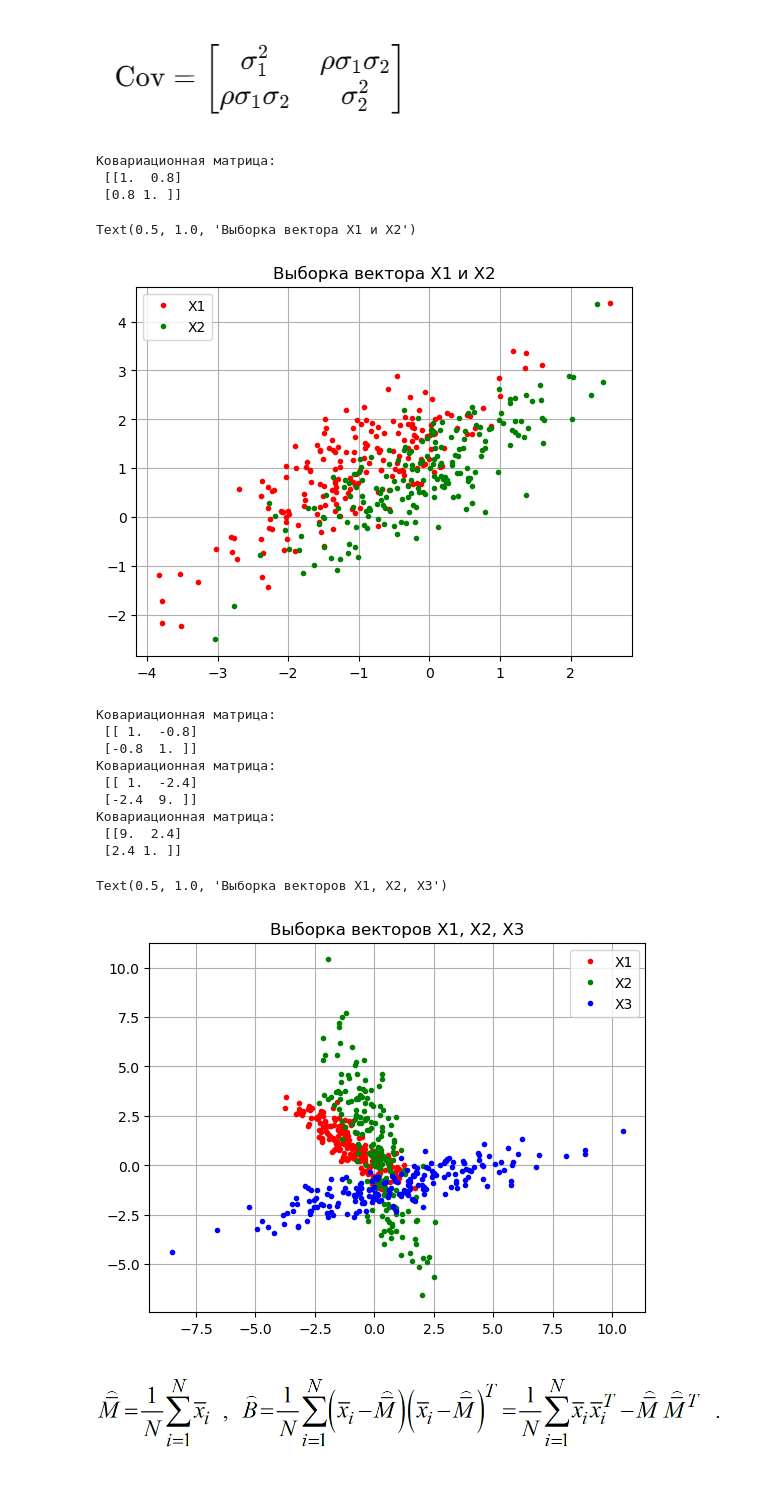
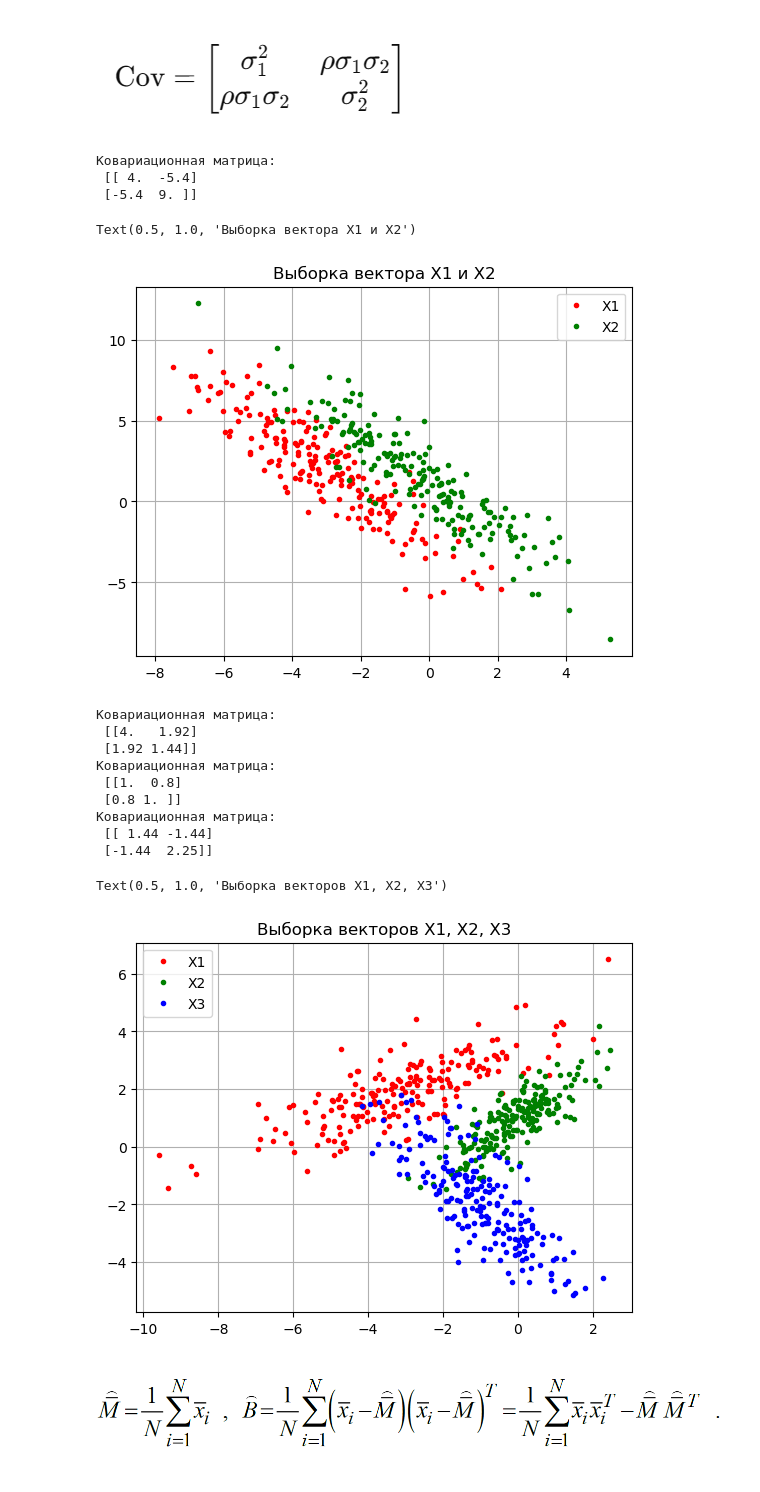
Before and after one commit to ZamotohinaMaria/MOiRO_LABS, a Jupyter notebook: laba1_1.ipynb, the cells around one changed output. Cells and saved outputs as stored; diff of their text form; code cells hidden in the pictures.

```diff
--- a/1/laba1.ipynb
+++ b/laba1_1.ipynb
@@ -50,14 +50,27 @@ def CalculateCovarianceMatrix(sigma1, sigma2, rho):
                        [rho*sigma1*sigma2, sigma2**2]])
     print("Ковариационная матрица: \n", cov_matrix)
     return cov_matrix
+# %%
+def save_params(savedFileName, data):
+    np.save(savedFileName, data)
+    if os.path.exists("./vectors/"+savedFileName + ".npy"):
+        os.remove("./vectors/"+savedFileName + ".npy")
+    shutil.move(savedFileName + ".npy", "./vectors")
 # %%
 N = 200
-M1 = np.array([[-1],[1]])  # МА вектора 1
+M1 = np.array([[-3],[2]])  # МА вектора 1
 M2 = np.array([[0],[1]])  # МА вектора 2
-M3 = np.array([[1],[-1]])  # МА вектора 3
+M3 = np.array([[-1],[-2]])  # МА вектора 3
+
+save_params('M_1', M1)
+save_params('M_2', M2)
+save_params('M_3', M3)
+
 #B = np.array([[2, 2], [2, 3]])  # ковариационная матрица
 
-B = CalculateCovarianceMatrix(1, 1, 0.8)
+B = CalculateCovarianceMatrix(-2, 3, 0.9)
+
+save_params('B', B)
 
 x1_1 = GenerateRandomVectors(M1, B, N, "x1_1")
 x1_2 = GenerateRandomVectors(M2, B, N, "x1_2")
@@ -75,48 +88,52 @@ plt.title('Выборка вектора X1 и X2')
 # axes[1].set_title('Выборка вектора X2')
 # %% [output]
 Ковариационная матрица:
- [[1.  0.8]
- [0.8 1. ]]
+ [[ 4.  -5.4]
+ [-5.4  9. ]]
 Text(0.5, 1.0, 'Выборка вектора X1 и X2')
-[figure, old version]
+[figure, new version]
 # %%
 #B = np.array([[2, 2], [2, 3]])  # ковариационная матрица
-B1 = CalculateCovarianceMatrix(-1, 1, 0.8)
-B2 = CalculateCovarianceMatrix(1, -3, 0.8)
-B3 = CalculateCovarianceMatrix(3, 1, 0.8)
+B1 = CalculateCovarianceMatrix(-2, -1.2, 0.8)
+B2 = CalculateCovarianceMatrix(1, 1, 0.8)
+B3 = CalculateCovarianceMatrix(1.2, -1.5, 0.8)
 
 x2_1 = GenerateRandomVectors(M1, B1, N, "x2_1")
 x2_2 = GenerateRandomVectors(M2, B2, N, "x2_2")
 x2_3 = GenerateRandomVectors(M3, B3, N, "x2_3")
+
+save_params('B_1', B1)
+save_params('B_2', B2)
+save_params('B_3', B3)
 
 #fig, axes = plt.subplots(1, 3, figsize=(19, 5))
 
 plt.plot(x2_1[0,:], x2_1[1,:], color='red', marker='.', linestyle='none')  # plot saved and loaded data
 plt.plot(x2_2[0,:], x2_2[1,:], color='green', marker='.', linestyle='none')  # plot saved and loaded data
 plt.plot(x2_3[0,:], x2_3[1,:], color='blue', marker='.', linestyle='none')  # plot saved and loaded data
 plt.grid(True)
 plt.legend(['X1', 'X2', 'X3'])
 plt.title('Выборка векторов X1, X2, X3')
 
 # axes[1].plot(x2_2[0,:], x2_2[1,:], color='green', marker='.', linestyle='none')  # plot saved and loaded data
 # axes[1].grid(True)
 # axes[1].set_title('Выборка вектора X2')
 
 # axes[2].plot(x2_3[0,:], x2_3[1,:], color='blue', marker='.', linestyle='none')  # plot saved and loaded data
 # axes[2].grid(True)
 # axes[2].set_title('Выборка вектора X3')
 # %% [output]
 Ковариационная матрица:
- [[ 1.  -0.8]
- [-0.8  1. ]]
+ [[4.   1.92]
+ [1.92 1.44]]
 Ковариационная матрица:
- [[ 1.  -2.4]
- [-2.4  9. ]]
+ [[1.  0.8]
+ [0.8 1. ]]
 Ковариационная матрица:
- [[9.  2.4]
- [2.4 1. ]]
+ [[ 1.44 -1.44]
+ [-1.44  2.25]]
 Text(0.5, 1.0, 'Выборка векторов X1, X2, X3')
-[figure, old version]
+[figure, new version]
 # %% [markdown]
 ![image.png](attachment:image.png)
 # %%
```
Also changed, not shown: parts of 3 cells of this notebook, 26 other files.
